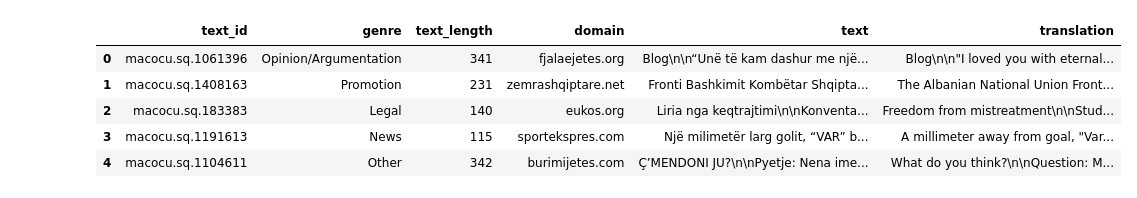
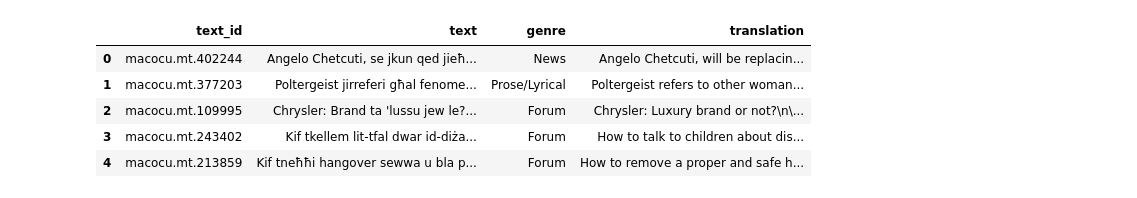
Before and after one commit to TajaKuzman/Crosslingual-Genre-Bias-Analysis, a Jupyter notebook: evaluation-of-annotation.ipynb, the cells around one changed output. Saved outputs shown, nothing was run; the diff lists cells and outputs as text; code cells hidden in the pictures.

```diff
--- a/evaluation-of-annotation.ipynb
+++ b/evaluation-of-annotation.ipynb
@@ -307,14 +55,18 @@ ann_df
 # %%
 # Import the genre sample with gold labels
-sample = pd.read_json("datasets/CLASSLA-web.sq.1.0.-translated-genre-sample.jsonl", lines=True)
+sample = pd.read_json("/cache/tajak/macocu-mt/datasets/samples/MaCoCu-mt-genre-sample.json", lines=True)
+
+# Rename the document_id column to text_id
+sample = sample.rename(columns={"document_id":"text_id"})
+
 sample.head()
 # %% [output]
-|  | text_id | genre | text_length | domain | text | translation |
-| 0 | macocu.sq.1061396 | Opinion/Argumentation | 341 | fjalaejetes.org | Blog\n\n“Unë të kam dashur me një... | Blog\n\n"I loved you with eternal... |
-| 1 | macocu.sq.1408163 | Promotion | 231 | zemrashqiptare.net | Fronti Bashkimit Kombëtar Shqipta... | The Albanian National Union Front... |
-| 2 | macocu.sq.183383 | Legal | 140 | eukos.org | Liria nga keqtrajtimi\n\nKonventa... | Freedom from mistreatment\n\nStud... |
-| 3 | macocu.sq.1191613 | News | 115 | sportekspres.com | Një milimetër larg golit, “VAR” b... | A millimeter away from goal, "Var... |
-| 4 | macocu.sq.1104611 | Other | 342 | burimijetes.com | Ç’MENDONI JU?\n\nPyetje: Nena ime... | What do you think?\n\nQuestion: M... |
+|  | text_id | text | genre | translation |
+| 0 | macocu.mt.402244 | Angelo Chetcuti, se jkun qed jieħ... | News | Angelo Chetcuti, will be replacin... |
+| 1 | macocu.mt.377203 | Poltergeist jirreferi għal fenome... | Prose/Lyrical | Poltergeist refers to other woman... |
+| 2 | macocu.mt.109995 | Chrysler: Brand ta 'lussu jew le?... | Forum | Chrysler: Luxury brand or not?\n\... |
+| 3 | macocu.mt.243402 | Kif tkellem lit-tfal dwar id-diża... | Forum | How to talk to children about dis... |
+| 4 | macocu.mt.213859 | Kif tneħħi hangover sewwa u bla p... | Forum | How to remove a proper and safe h... |
 # %%
 # Correct some problems with multiple columns which prevent merging the dataframes
 sample.columns = sample.columns.map(''.join)
```
Also changed, not shown: parts of 45 cells of this notebook, 9 other files.
